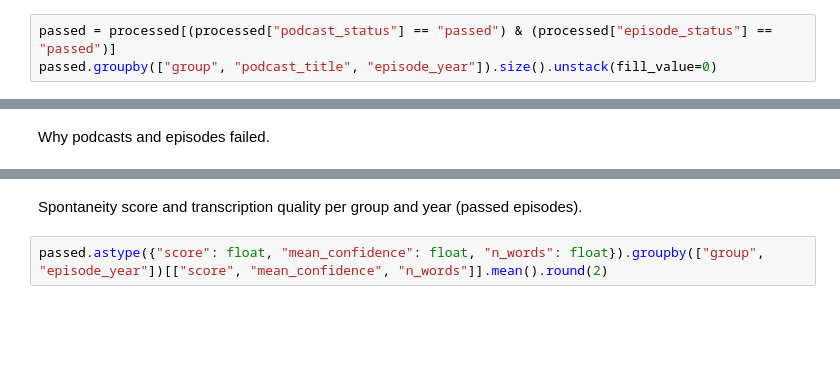
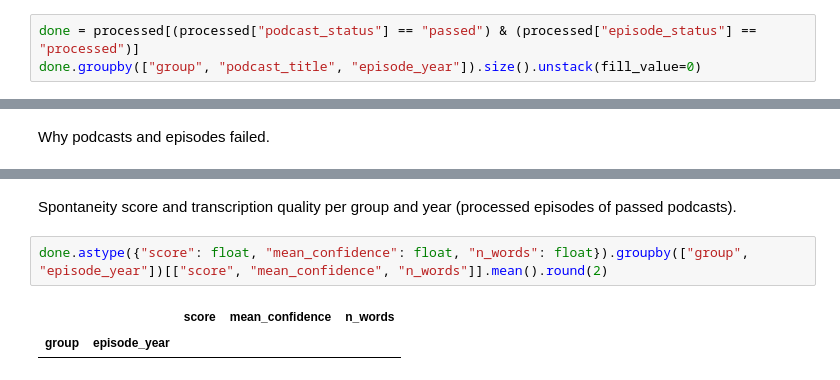
Before and after one commit to csbb5959/behavioral_social_science_applications, a Jupyter notebook: processing/run_pipeline.ipynb, the cells around one changed output, grey strips where cells are left out. Cells and saved outputs as stored; diff of their text form; blank space fills up the shorter version.

```diff
--- a/processing/run_pipeline.ipynb
+++ b/processing/run_pipeline.ipynb
@@ -99,3 +164,3 @@ Passed episodes per podcast and year. Every cell of a passed podcast should hold
 # %%
-passed = processed[(processed["podcast_status"] == "passed") & (processed["episode_status"] == "passed")]
-passed.groupby(["group", "podcast_title", "episode_year"]).size().unstack(fill_value=0)
+done = processed[(processed["podcast_status"] == "passed") & (processed["episode_status"] == "processed")]
+done.groupby(["group", "podcast_title", "episode_year"]).size().unstack(fill_value=0)
@@ -110,4 +201,7 @@ failed[["podcast_title", "episode_year", "fail_stage", "episode_fail_reason"]]
 # %% [markdown]
-Spontaneity score and transcription quality per group and year (passed episodes).
+Spontaneity score and transcription quality per group and year (processed episodes of passed podcasts).
 # %%
-passed.astype({"score": float, "mean_confidence": float, "n_words": float}).groupby(["group", "episode_year"])[["score", "mean_confidence", "n_words"]].mean().round(2)
+done.astype({"score": float, "mean_confidence": float, "n_words": float}).groupby(["group", "episode_year"])[["score", "mean_confidence", "n_words"]].mean().round(2)
+# %% [output]
+|  |  | score | mean_confidence | n_words |
+| group | episode_year |  |  |  |
```
Also changed, not shown: parts of 8 cells of this notebook, 5 other files.
